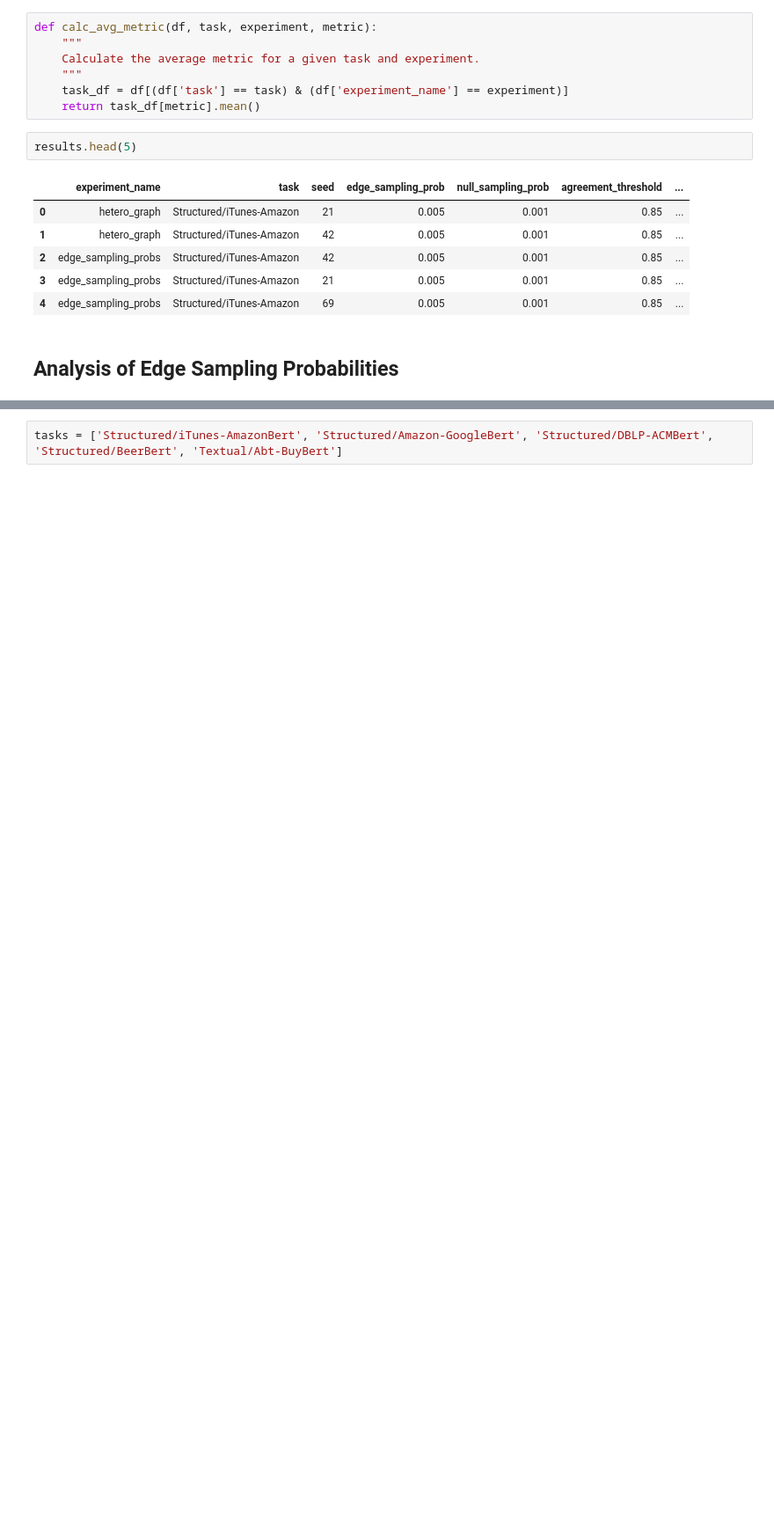
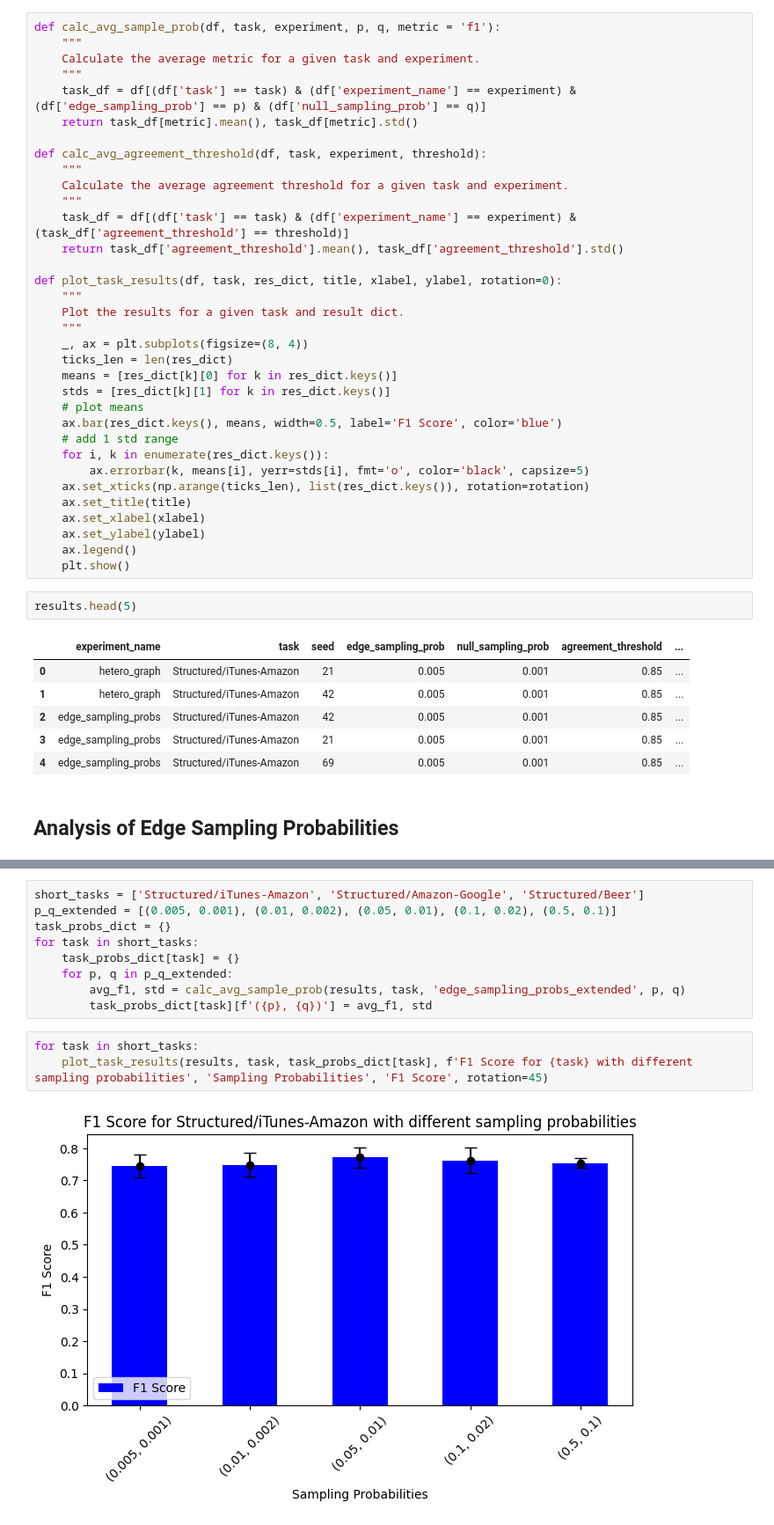
Before and after one commit to xOmer12/GraphTune, a Jupyter notebook: analyze_results.ipynb, the cells around one changed output, grey strips where cells are left out. Shown: that part at 88% size. Saved outputs shown, nothing was run; the diff lists cells and outputs as text; blank space fills up the shorter version.

Commit message:
analyze results

```diff
--- a/analyze_results.ipynb
+++ b/analyze_results.ipynb
@@ -9,12 +9,39 @@ import matplotlib.pyplot as plt
 # %%
 results = pd.read_json('results.json')
 # %%
-def calc_avg_metric(df, task, experiment, metric):
+def calc_avg_sample_prob(df, task, experiment, p, q, metric = 'f1'):
     """
     Calculate the average metric for a given task and experiment.
     """
-    task_df = df[(df['task'] == task) & (df['experiment_name'] == experiment)]
-    return task_df[metric].mean()
+    task_df = df[(df['task'] == task) & (df['experiment_name'] == experiment) & (df['edge_sampling_prob'] == p) & (df['null_sampling_prob'] == q)]
+    return task_df[metric].mean(), task_df[metric].std()
+
+def calc_avg_agreement_threshold(df, task, experiment, threshold):
+    """
+    Calculate the average agreement threshold for a given task and experiment.
+    """
+    task_df = df[(df['task'] == task) & (df['experiment_name'] == experiment) & (task_df['agreement_threshold'] == threshold)]
+    return task_df['agreement_threshold'].mean(), task_df['agreement_threshold'].std()
+
+def plot_task_results(df, task, res_dict, title, xlabel, ylabel, rotation=0):
+    """
+    Plot the results for a given task and result dict.
+    """
+    _, ax = plt.subplots(figsize=(8, 4))
+    ticks_len = len(res_dict)
+    means = [res_dict[k][0] for k in res_dict.keys()]
+    stds = [res_dict[k][1] for k in res_dict.keys()]
+    # plot means
+    ax.bar(res_dict.keys(), means, width=0.5, label='F1 Score', color='blue')
+    # add 1 std range
+    for i, k in enumerate(res_dict.keys()):
+        ax.errorbar(k, means[i], yerr=stds[i], fmt='o', color='black', capsize=5)
+    ax.set_xticks(np.arange(ticks_len), list(res_dict.keys()), rotation=rotation)
+    ax.set_title(title)
+    ax.set_xlabel(xlabel)
+    ax.set_ylabel(ylabel)
+    ax.legend()
+    plt.show()
 # %%
 results.head(5)
 # %% [output]
@@ -33,2 +60,14 @@ calc_avg_metric(results, 'Structured/iTunes-Amazon', 'edge_sampling_probs', 'f1'
 # %%
-tasks = ['Structured/iTunes-AmazonBert', 'Structured/Amazon-GoogleBert', 'Structured/DBLP-ACMBert', 'Structured/BeerBert', 'Textual/Abt-BuyBert']
+short_tasks = ['Structured/iTunes-Amazon', 'Structured/Amazon-Google', 'Structured/Beer']
+p_q_extended = [(0.005, 0.001), (0.01, 0.002), (0.05, 0.01), (0.1, 0.02), (0.5, 0.1)]
+task_probs_dict = {}
+for task in short_tasks:
+    task_probs_dict[task] = {}
+    for p, q in p_q_extended:
+        avg_f1, std = calc_avg_sample_prob(results, task, 'edge_sampling_probs_extended', p, q)
+        task_probs_dict[task][f'({p}, {q})'] = avg_f1, std
+# %%
+for task in short_tasks:
+    plot_task_results(results, task, task_probs_dict[task], f'F1 Score for {task} with different sampling probabilities', 'Sampling Probabilities', 'F1 Score', rotation=45)
+# %% [output]
+[figure, added]
```
Also changed, not shown: parts of 2 cells of this notebook, 1 other file.
